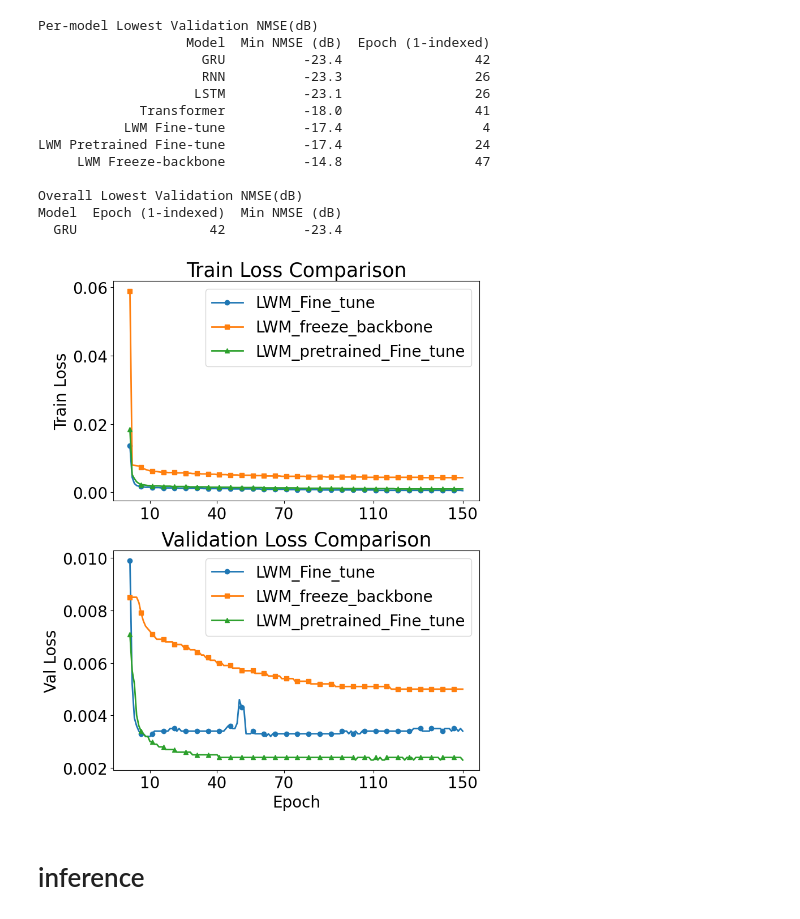
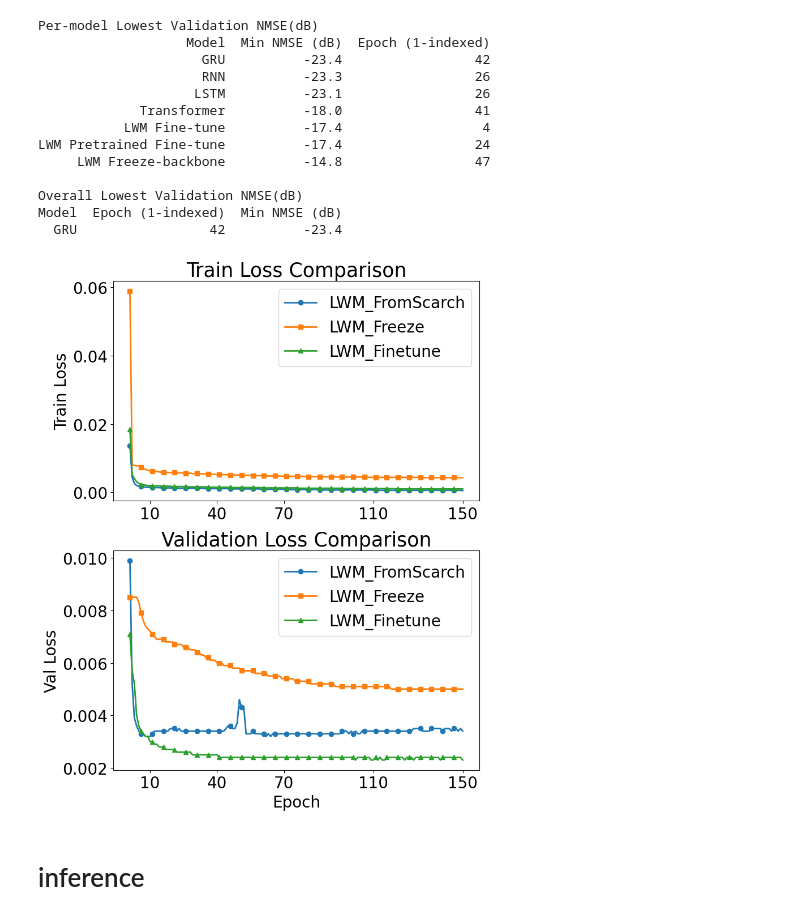
Before and after one commit to yuknow01/LWM, a Jupyter notebook: visualization6_final.ipynb, the cells around one changed output. Drawn from its saved outputs; the diff is of its cells as text; code cells hidden in the pictures.

```diff
--- a/visualization6_final.ipynb
+++ b/visualization6_final.ipynb
@@ -240,7 +240,7 @@ epochs = list(range(1, 51))
 
 # Combined metrics for each model including train_loss
 metrics = {
-    'LWM_Fine_tune': {
+    'LWM_FromScratch': {
         'train_loss': [
             0.0103, 0.0032, 0.0023, 0.0019, 0.0017, 0.0016, 0.0015, 0.0015, 0.0014, 0.0014,
             0.0014, 0.0014, 0.0013, 0.0013, 0.0013, 0.0013, 0.0013, 0.0013, 0.0013, 0.0012,
@@ -270,7 +270,7 @@ metrics = {
             -18.3, -18.2, -18.2, -18.2, -18.2, -18.2, -18.2, -18.2, -18.2, -18.2
         ]
     },
-    'LWM_freeze_backbone': {
+    'LWM_Freeze': {
         'train_loss': [
             0.0584, 0.0076, 0.0074, 0.0072, 0.0069, 0.0065, 0.0062, 0.0059, 0.0057, 0.0056,
             0.0055, 0.0054, 0.0054, 0.0054, 0.0053, 0.0053, 0.0052, 0.0052, 0.0052, 0.0052,
@@ -300,7 +300,7 @@ metrics = {
             -15.9, -16.0, -16.0, -16.0, -16.0, -16.0, -16.0, -16.0, -16.0, -16.0
         ]
     },
-    'LWM_pretrained_Fine_tune': {
+    'LWM_Finetune': {
         'train_loss': [
             0.0149, 0.0052, 0.0036, 0.0031, 0.0027, 0.0023, 0.0021, 0.0020, 0.0020, 0.0019,
             0.0019, 0.0018, 0.0018, 0.0018, 0.0017, 0.0017, 0.0017, 0.0017, 0.0016, 0.0016,
@@ -380,7 +380,7 @@ epochs = list(range(1, 151))
 
 # Combined metrics for each model including train_loss
 metrics = {
-    'LWM_Fine_tune': {
+    'LWM_FromScrach': {
         'train_loss': [
             0.0144, 0.0043, 0.0027, 0.0021, 0.0018, 0.0017, 0.0016, 0.0015, 0.0015, 0.0014,
             0.0014, 0.0014, 0.0014, 0.0013, 0.0013, 0.0013, 0.0013, 0.0013, 0.0012, 0.0012,
@@ -417,7 +417,7 @@ metrics = {
          ],
 
     },
-    'LWM_freeze_backbone': {
+    'LWM_Freeze': {
         'train_loss': [
             0.0566, 0.0075, 0.0073, 0.0072, 0.0071, 0.0068, 0.0064, 0.0062, 0.0060, 0.0059,
             0.0058, 0.0057, 0.0056, 0.0056, 0.0055, 0.0055, 0.0054, 0.0054, 0.0054, 0.0053,
@@ -454,7 +454,7 @@ metrics = {
         ],
 
     },
-    'LWM_pretrained_Fine_tune': {
+    'LWM_Finetune': {
         'train_loss': [
             0.0177, 0.0052, 0.0040, 0.0033, 0.0027, 0.0023, 0.0022, 0.0021, 0.0020, 0.0020,
             0.0019, 0.0019, 0.0018, 0.0018, 0.0018, 0.0018, 0.0017, 0.0017, 0.0017, 0.0017,
@@ -1001,7 +1001,7 @@ epochs = list(range(1, 151))
 
 # Combined metrics for each model including train_loss
 metrics = {
-    'LWM_Fine_tune': {
+    'LWM_FromScarch': {
         'train_loss': [
             0.0137, 0.0044, 0.0026, 0.0020, 0.0018, 0.0017, 0.0016, 0.0015, 0.0015, 0.0015,
             0.0014, 0.0014, 0.0014, 0.0014, 0.0013, 0.0013, 0.0013, 0.0013, 0.0013, 0.0013,
@@ -1039,7 +1039,7 @@ metrics = {
          ],
 
     },
-    'LWM_freeze_backbone': {
+    'LWM_Freeze': {
         'train_loss': [
             0.0589, 0.0080, 0.0079, 0.0078, 0.0077, 0.0074, 0.0070, 0.0067, 0.0065, 0.0063,
             0.0062, 0.0061, 0.0061, 0.0060, 0.0059, 0.0059, 0.0059, 0.0058, 0.0058, 0.0058,
@@ -1077,7 +1077,7 @@ metrics = {
         ],
 
     },
-    'LWM_pretrained_Fine_tune': {
+    'LWM_Finetune': {
         'train_loss': [
             0.0185, 0.0052, 0.0040, 0.0031, 0.0026, 0.0023, 0.0022, 0.0021, 0.0020, 0.0020,
             0.0019, 0.0019, 0.0019, 0.0019, 0.0018, 0.0018, 0.0018, 0.0018, 0.0018, 0.0017,
@@ -1128,34 +1128,34 @@ legend_fontsize = 20
 fig, axes = plt.subplots(2, 1, figsize=(8, 10), sharex=True)
 
 # Train Loss
 axes[0].set_title('Train Loss Comparison', fontsize=title_fontsize)
 for (name, m), marker in zip(metrics.items(), markers):
     axes[0].plot(epochs, m['train_loss'], label=name, lw=2, marker=marker, markevery=5)
 axes[0].set_ylabel('Train Loss', fontsize=label_fontsize)
 axes[0].legend(fontsize=legend_fontsize)
 axes[0].tick_params(axis='both', labelsize=label_fontsize)
 
 # Validation Loss
 axes[1].set_title('Validation Loss Comparison', fontsize=title_fontsize)
 for (name, m), marker in zip(metrics.items(), markers):
     axes[1].plot(epochs, m['val_loss'], label=name, lw=2, marker=marker, markevery=5)
 axes[1].set_ylabel('Val Loss', fontsize=label_fontsize)
 axes[1].legend(fontsize=legend_fontsize)
 axes[1].tick_params(axis='both', labelsize=label_fontsize)
 
 
 # X-axis settings for all subplots
 for ax in axes:
     ax.set_xticks([10, 40, 70, 110, 150])
     ax.tick_params(axis='x', which='both', labelbottom=True)
 
 # Only bottom subplot has the x-axis label
 axes[-1].set_xlabel('Epoch', fontsize=label_fontsize)
 
 plt.tight_layout()
 plt.show()
 # %% [output]
-[figure, old version]
+[figure, new version]
 # %% [markdown]
 # inference
 # %%
```
Also changed, not shown: parts of 3 cells of this notebook.
